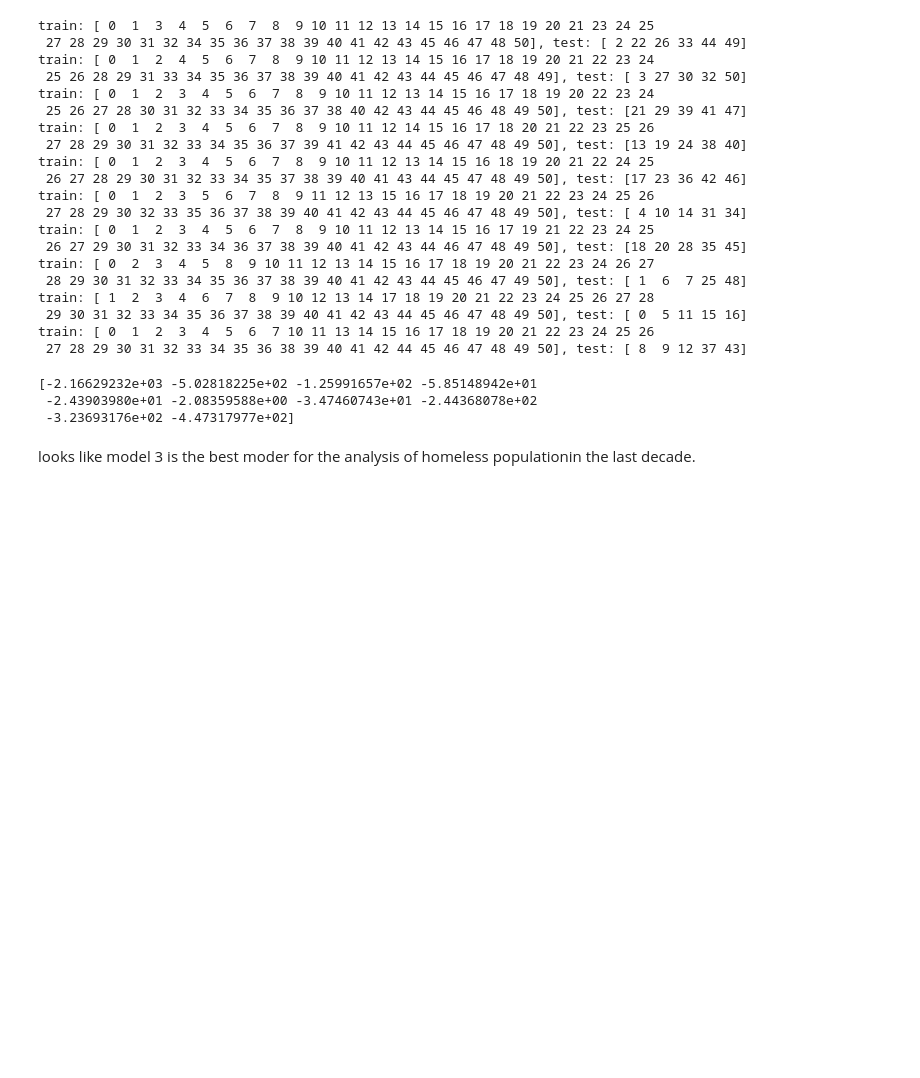
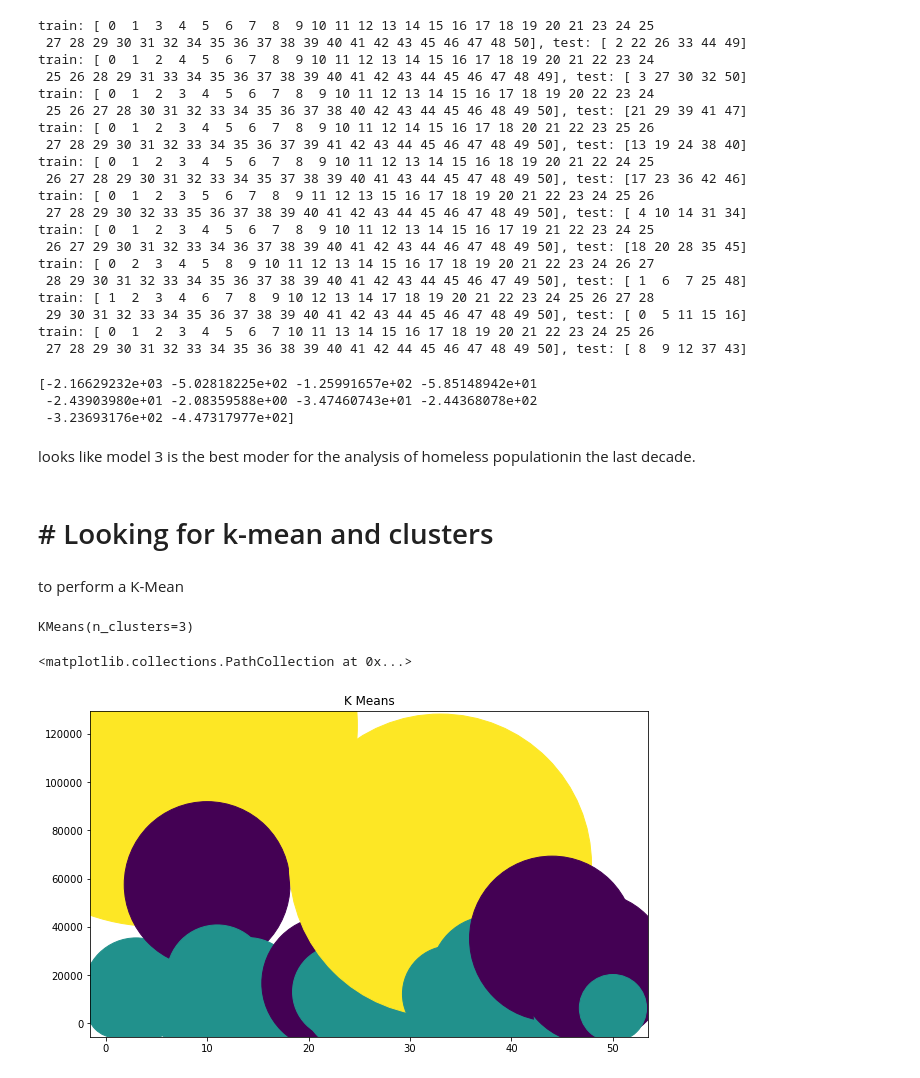
Before and after one commit to JSells96/HomelessnessGroupProject, a Jupyter notebook: Code/Python Language/Hanyury's machine learning .ipynb, the cells around one changed output. Cells and saved outputs as stored; diff of their text form; code cells hidden in the pictures; blank space fills up the shorter version.

```diff
--- a/Code/Python Language/Hanyury's machine learning .ipynb
+++ b/Code/Python Language/Hanyury's machine learning .ipynb
@@ -152,3 +152,5 @@ print(cross_val_score(lm, x,y, cv=10))
  -3.23693176e+02 -4.47317977e+02]
 # %% [markdown]
 looks like model 3 is the best moder for the analysis of homeless populationin the last decade.
+# %% [markdown]
+# # Looking for k-mean and clusters
@@ -154,0 +164,14 @@ looks like model 3 is the best moder for the analysis of homeless populationin t
+# %% [markdown]
+to perform a K-Mean
+# %%
+kmeans = KMeans(n_clusters=3)
+kmeans.fit(homelesspop1)
+# %% [output]
+KMeans(n_clusters=3)
+# %%
+plt.figure(figsize=(10,6))
+plt.title('K Means')
+plt.scatter(homelesspop1['States'], homelesspop1['pop_total2010'], homelesspop1['pop_total2020'], c=kmeans.labels_, cmap='viridis')
+# %% [output]
+<matplotlib.collections.PathCollection at 0x...>
+[figure, added]
```
Also changed, not shown: parts of 36 cells of this notebook.
